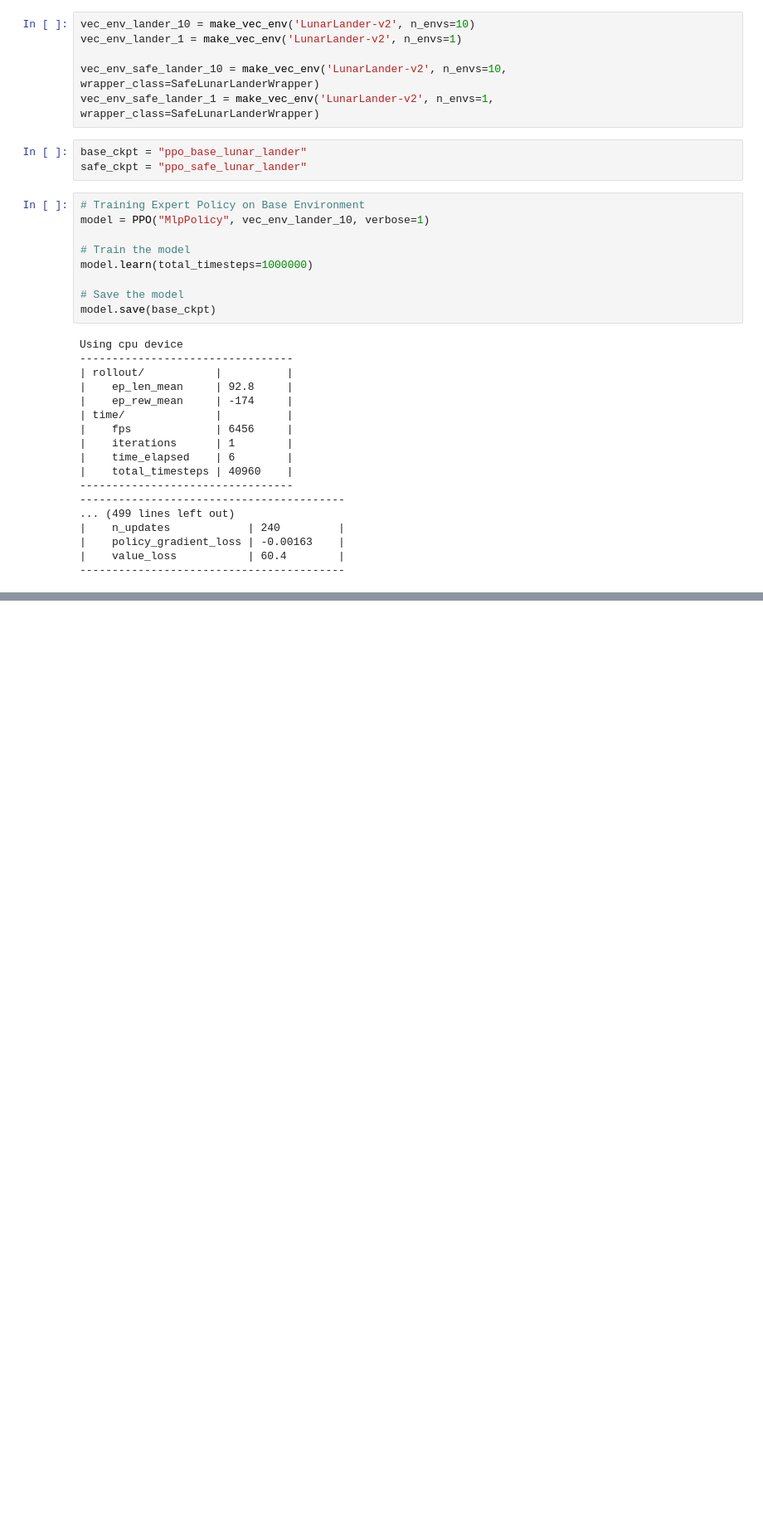
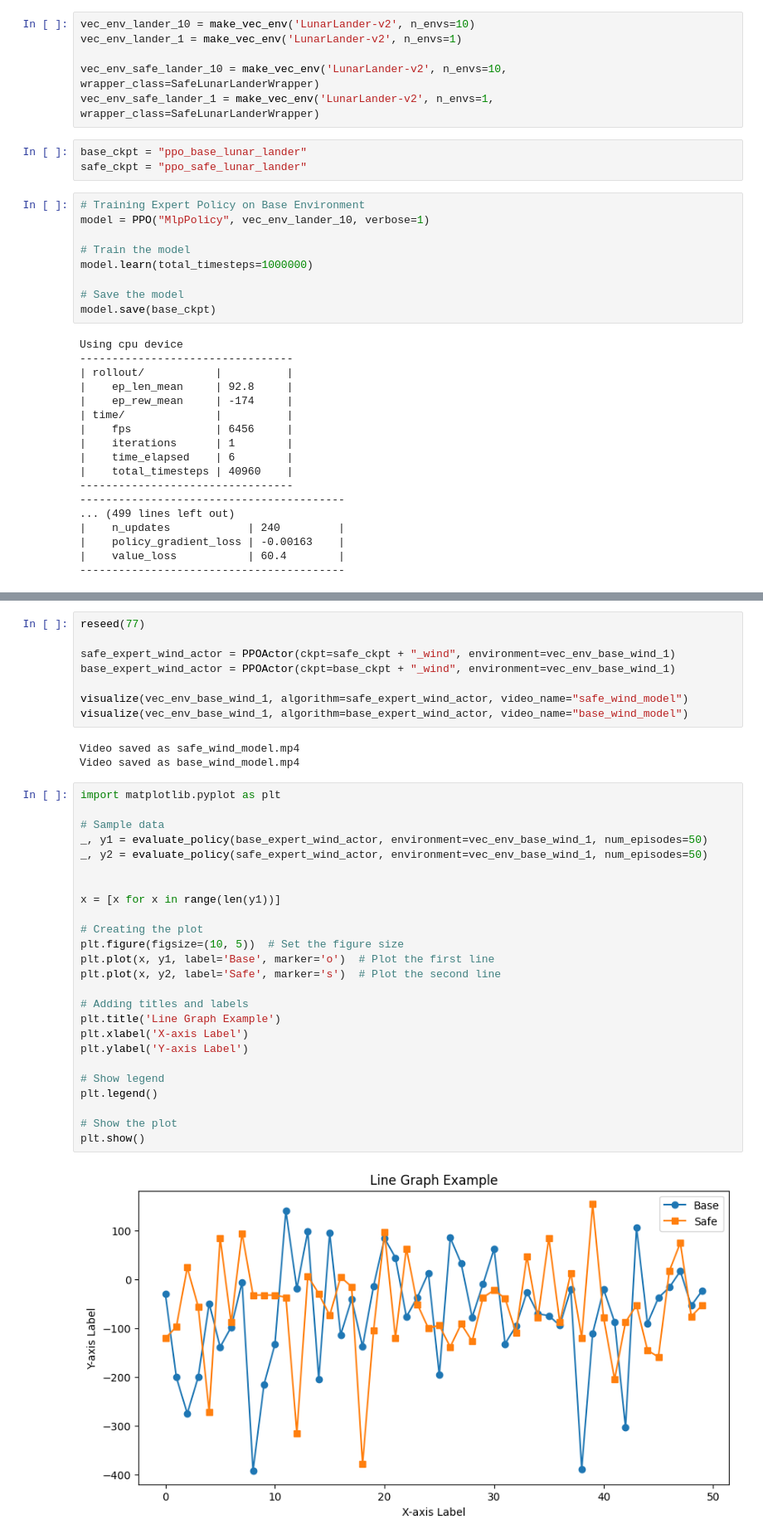
Before and after one commit to git-yogesh/SafeRL, a Jupyter notebook: Final Project.ipynb, the cells around one changed output, grey strips where cells are left out. Shown: that part at 83% size. Cells and saved outputs as stored; diff of their text form; blank space fills up the shorter version.

```diff
--- a/Final Project.ipynb
+++ b/Final Project.ipynb
@@ -104,0 +254,38 @@ AVERAGE Safe environment 63.97650909423828
+# %%
+reseed(77)
+
+safe_expert_wind_actor = PPOActor(ckpt=safe_ckpt + "_wind", environment=vec_env_base_wind_1)
+base_expert_wind_actor = PPOActor(ckpt=base_ckpt + "_wind", environment=vec_env_base_wind_1)
+
+visualize(vec_env_base_wind_1, algorithm=safe_expert_wind_actor, video_name="safe_wind_model")
+visualize(vec_env_base_wind_1, algorithm=base_expert_wind_actor, video_name="base_wind_model")
+# %% [output]
+Video saved as safe_wind_model.mp4
+Video saved as base_wind_model.mp4
+# %%
+import matplotlib.pyplot as plt
+
+# Sample data
+_, y1 = evaluate_policy(base_expert_wind_actor, environment=vec_env_base_wind_1, num_episodes=50)
+_, y2 = evaluate_policy(safe_expert_wind_actor, environment=vec_env_base_wind_1, num_episodes=50)
+
+
+x = [x for x in range(len(y1))]
+
+# Creating the plot
+plt.figure(figsize=(10, 5))  # Set the figure size
+plt.plot(x, y1, label='Base', marker='o')  # Plot the first line
+plt.plot(x, y2, label='Safe', marker='s')  # Plot the second line
+
+# Adding titles and labels
+plt.title('Line Graph Example')
+plt.xlabel('X-axis Label')
+plt.ylabel('Y-axis Label')
+
+# Show legend
+plt.legend()
+
+# Show the plot
+plt.show()
+# %% [output]
+[figure, added]
```
Also changed, not shown: parts of 4 cells of this notebook, 13 other files.
